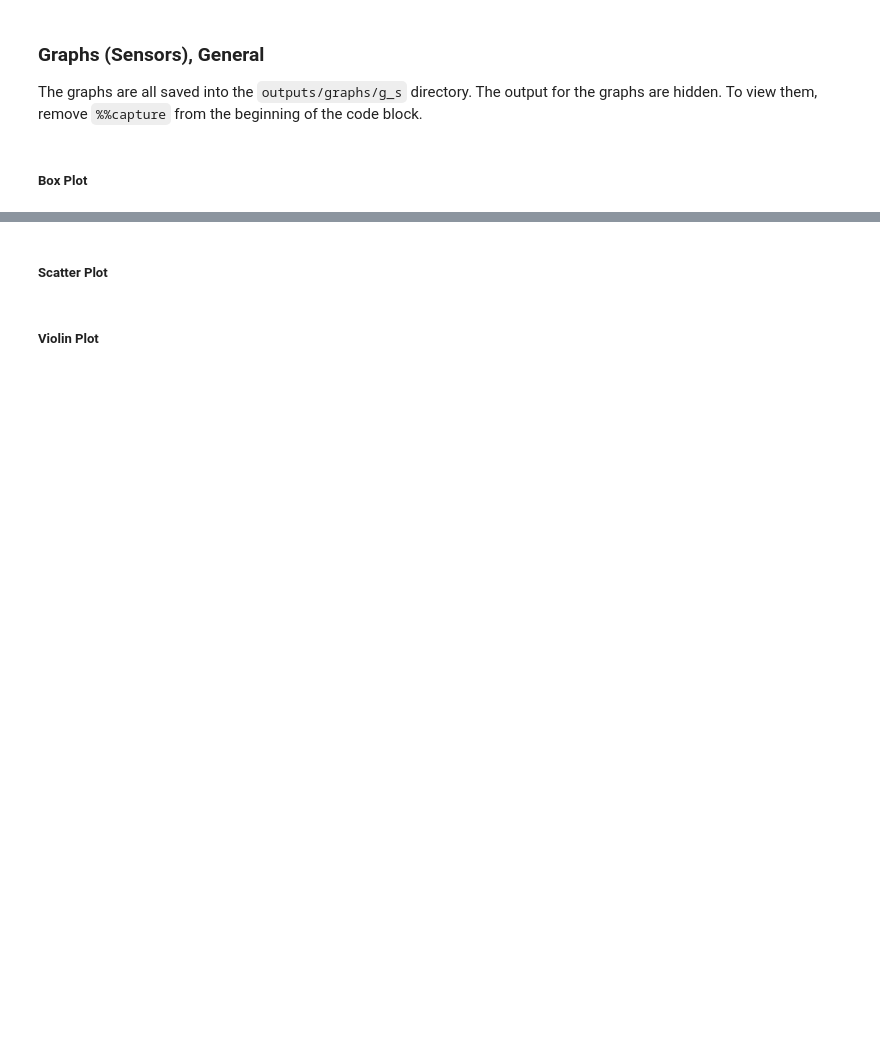
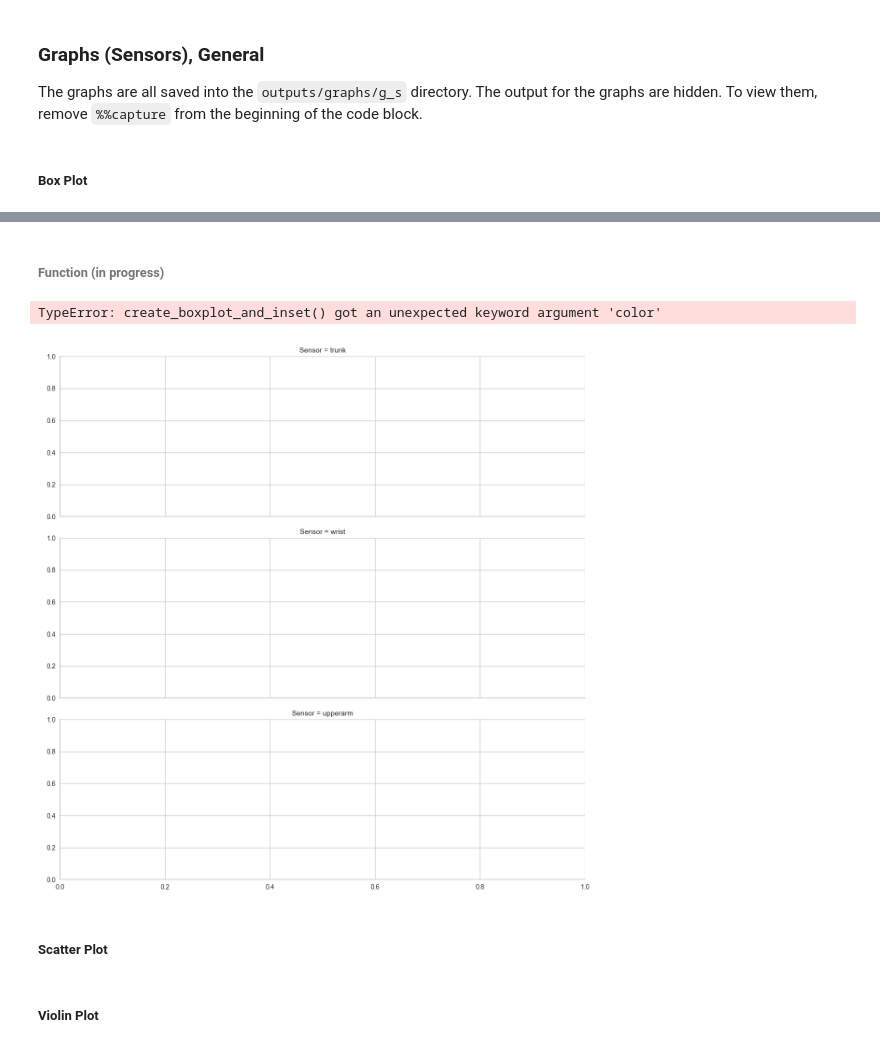
Before and after one commit to fmegahed/shoulder_fatigue_modeling, a Jupyter notebook: analysis.ipynb, the cells around one changed output, grey strips where cells are left out. Saved outputs shown, nothing was run; the diff lists cells and outputs as text; code cells hidden in the pictures; blank space fills up the shorter version.

```diff
--- a/analysis.ipynb
+++ b/analysis.ipynb
@@ -286,0 +381,2 @@ plt.savefig('outputs/graphs/g_s/box_g_s.png', bbox_inches='tight')
+# %% [markdown]
+###### Function (in progress)
@@ -287,3 +454,8 @@ plt.savefig('outputs/graphs/g_s/box_g_s.png', bbox_inches='tight')
+# %%
+create_boxplot_facet(df_t_g_s_sorted)
+# %% [output]
+TypeError: create_boxplot_and_inset() got an unexpected keyword argument 'color'
+[figure, added]
 # %% [markdown]
 ##### Scatter Plot
 # %%
```
Also changed, not shown: parts of 23 cells of this notebook.
